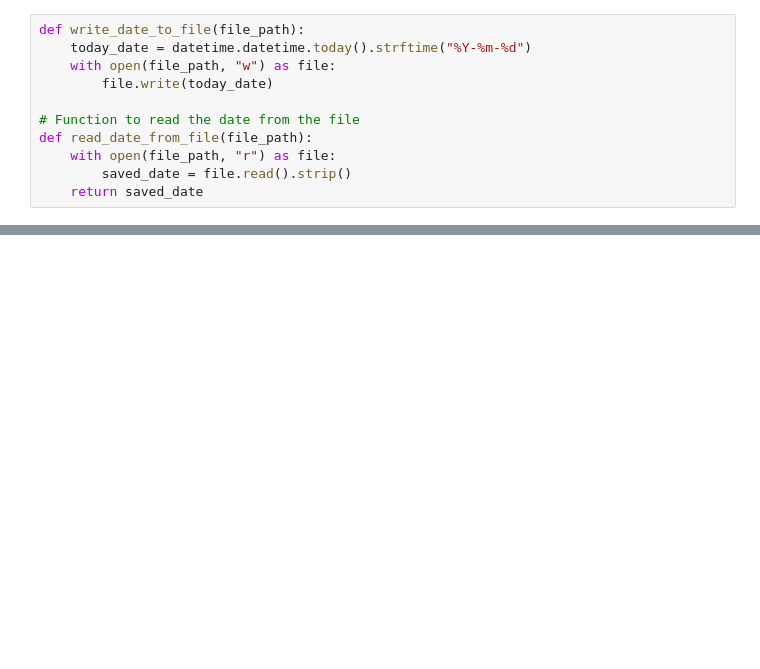
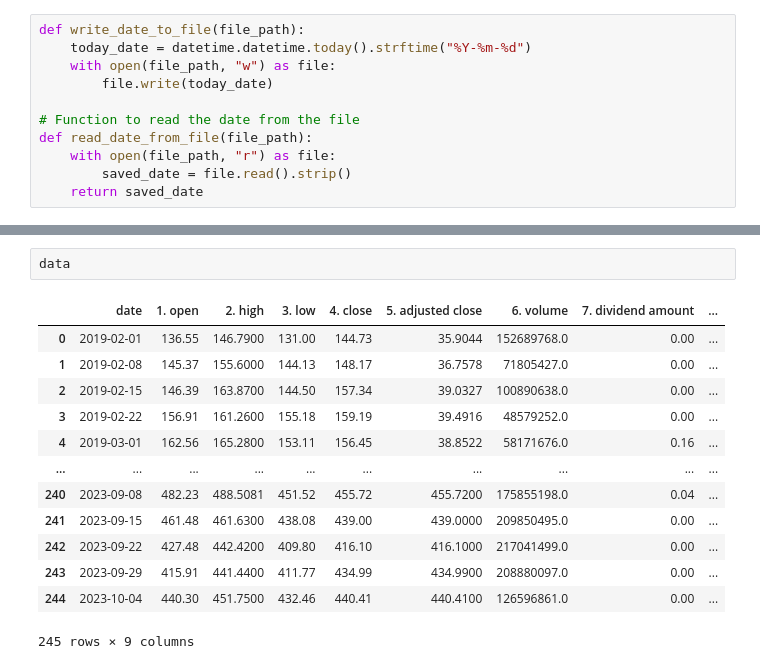
Before and after one commit to AliAbidi555/portfolio_management, a Jupyter notebook: portfolio_op.ipynb, the cells around one changed output, grey strips where cells are left out. Drawn from its saved outputs; the diff is of its cells as text; blank space fills up the shorter version.

```diff
--- a/portfolio_op.ipynb
+++ b/portfolio_op.ipynb
@@ -270,2 +394,18 @@ pd.DataFrame(data).head()
 | 4. Interval | 5min | NaN |
 | 5. Output Size | Compact | NaN |
+# %%
+data
+# %% [output]
+|  | date | 1. open | 2. high | 3. low | 4. close | 5. adjusted close | 6. volume | 7. dividend amount | ... |
+| 0 | 2019-02-01 | 136.55 | 146.7900 | 131.00 | 144.73 | 35.9044 | 152689768.0 | 0.00 | ... |
+| 1 | 2019-02-08 | 145.37 | 155.6000 | 144.13 | 148.17 | 36.7578 | 71805427.0 | 0.00 | ... |
+| 2 | 2019-02-15 | 146.39 | 163.8700 | 144.50 | 157.34 | 39.0327 | 100890638.0 | 0.00 | ... |
+| 3 | 2019-02-22 | 156.91 | 161.2600 | 155.18 | 159.19 | 39.4916 | 48579252.0 | 0.00 | ... |
+| 4 | 2019-03-01 | 162.56 | 165.2800 | 153.11 | 156.45 | 38.8522 | 58171676.0 | 0.16 | ... |
+| ... | ... | ... | ... | ... | ... | ... | ... | ... | ... |
+| 240 | 2023-09-08 | 482.23 | 488.5081 | 451.52 | 455.72 | 455.7200 | 175855198.0 | 0.04 | ... |
+| 241 | 2023-09-15 | 461.48 | 461.6300 | 438.08 | 439.00 | 439.0000 | 209850495.0 | 0.00 | ... |
+| 242 | 2023-09-22 | 427.48 | 442.4200 | 409.80 | 416.10 | 416.1000 | 217041499.0 | 0.00 | ... |
+| 243 | 2023-09-29 | 415.91 | 441.4400 | 411.77 | 434.99 | 434.9900 | 208880097.0 | 0.00 | ... |
+| 244 | 2023-10-04 | 440.30 | 451.7500 | 432.46 | 440.41 | 440.4100 | 126596861.0 | 0.00 | ... |
+245 rows × 9 columns
```
Also changed, not shown: parts of 10 cells of this notebook, 1 other file.
